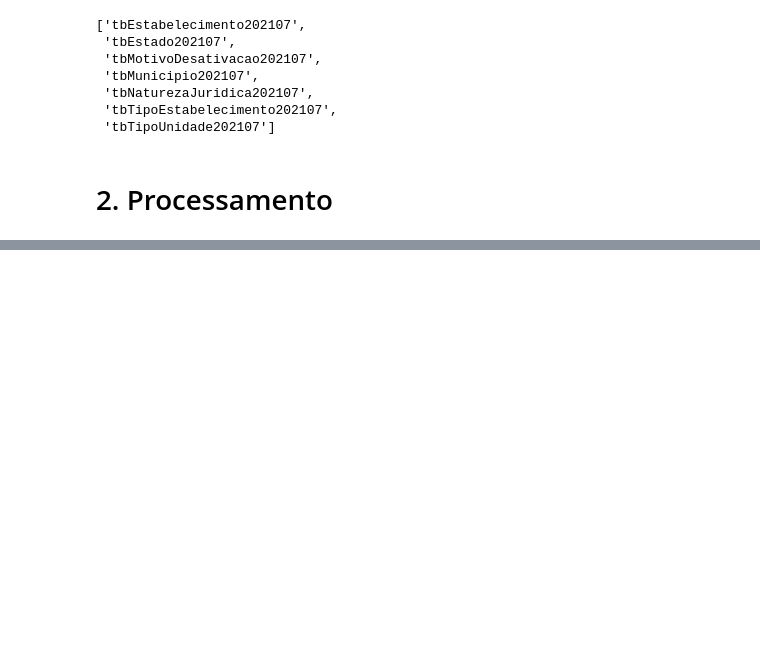
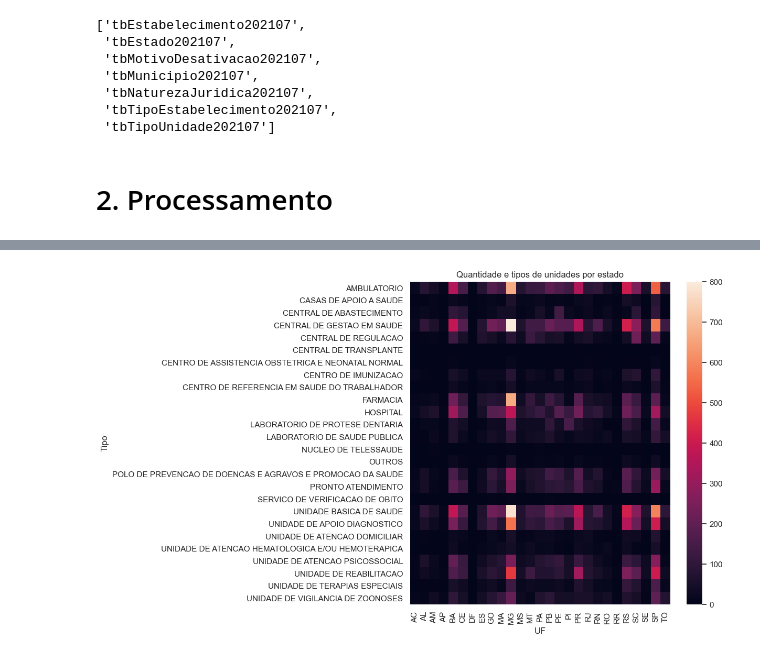
Before and after one commit to bombermal/Personal_Proj_Lais_Data_Engineer, a Jupyter notebook: main.ipynb, the cells around one changed output, grey strips where cells are left out. Drawn from its saved outputs; the diff is of its cells as text; code cells hidden in the pictures; blank space fills up the shorter version.

```diff
--- a/main.ipynb
+++ b/main.ipynb
@@ -305,0 +368,19 @@ array([354105, 354130, 354140, ..., 313830, 313835, 313860], dtype=int64)
+# %%
+# Preparação dos dados
+regDict = {"AC":"Norte", "AL": "Nordeste", "AM": "Norte", "AP": "Norte", "BA": "Nordeste", "CE": "Nordeste",
+           "DF":"Centro-Oeste", "ES": "Sudeste", "GO": "Centro-Oeste", "MA": "Nordeste", "MG": "Sudeste",
+           "MS":"Centro-Oeste", "MT": "Centro-Oeste", "PA":"Norte", "PB": "Nordeste", "PE": "Nordeste",
+           "PI": "Nordeste", "PR":"Sul", "RJ": "Sudeste", "RN": "Nordeste", "RO":"Norte", "RR": "Norte",
+           "RS": "Sul", "SC": "Sul", "SE":"Nordeste", "SP": "Sudeste", "TO": "Norte"}
+
+temp = groupedDf.groupby(['Tipo','UF']).UF.agg(['count']).reset_index().rename(columns={'count': 'Unidades'})
+temp = temp.pivot('Tipo', 'UF', 'Unidades').fillna(0)
+
+# Plot
+fig, ax = plt.subplots(figsize=(8,8))
+ax = sns.heatmap(temp, xticklabels=temp.columns, yticklabels=temp.index)
+# Estética
+ax.set(title=('Quantidade e tipos de unidades por estado'))
+plt.show()
+# %% [output]
+[figure, added]
```
Also changed, not shown: parts of 44 cells of this notebook, 2 other files.
